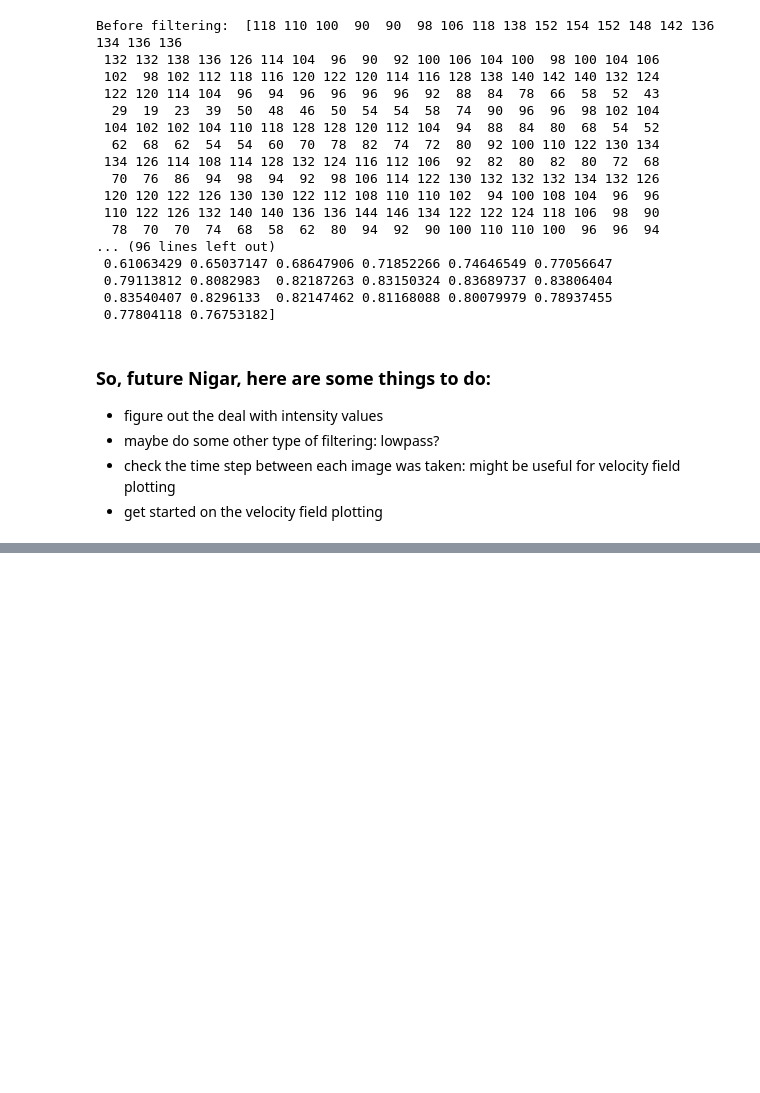
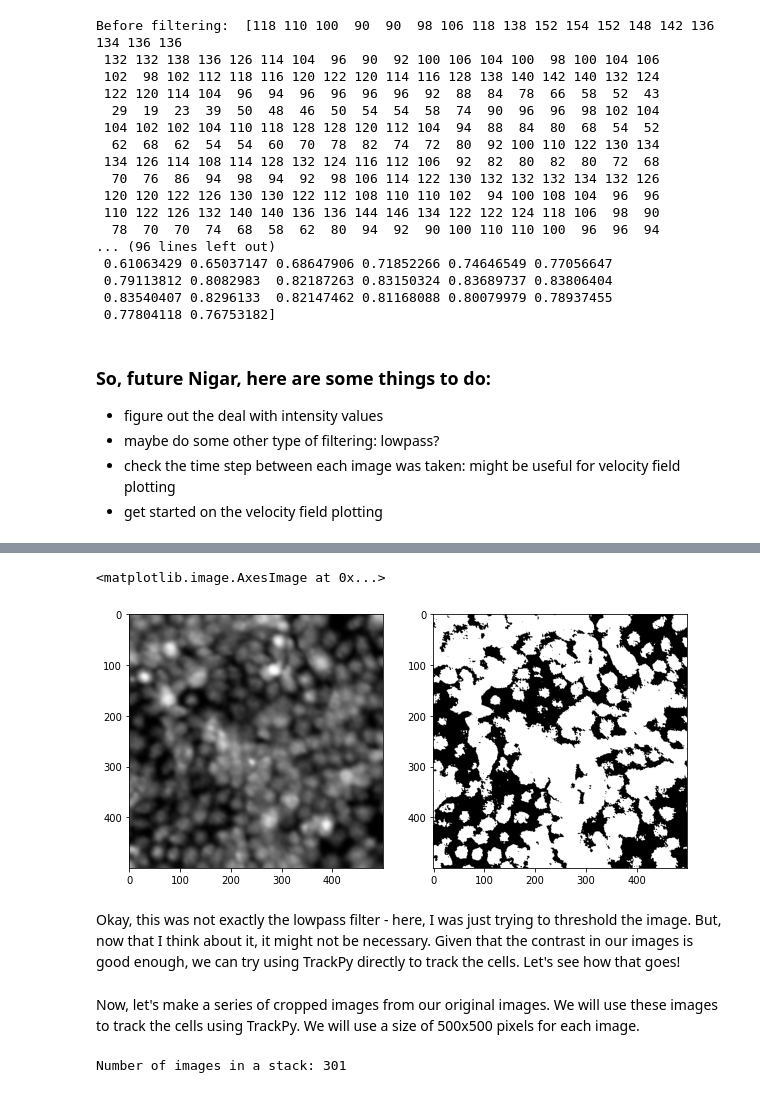
Before and after one commit to nigarabbasova/MCsThesisAnalysis, a Jupyter notebook: preliminary_analysis.ipynb, the cells around one changed output, grey strips where cells are left out. Cells and saved outputs as stored; diff of their text form; code cells hidden in the pictures; blank space fills up the shorter version.

```diff
--- a/preliminary_analysis.ipynb
+++ b/preliminary_analysis.ipynb
@@ -118,0 +113,17 @@ Before filtering:  [118 110 100  90  90  98 106 118 138 152 154 152 148 142 136
+# %%
+#use boolean operators to create a mask: only want to keep cells that are brighter than the background
+# mask = img_gau > 0.3
+mask = cropped_image > 70
+
+#plot mask and img_gau as subplots to compare
+fig, axes = plt.subplots(1,2)
+ax = axes.ravel()
+ax[0].imshow(img_gau, cmap=plt.cm.gray)
+# ax[0].set_title('Original image')
+ax[1].imshow(mask, cmap=plt.cm.gray)
+# ax[1].set_title('Mask')
+# %% [output]
+<matplotlib.image.AxesImage at 0x...>
+[figure, added]
+# %% [markdown]
+Okay, this was not exactly the lowpass filter - here, I was just trying to threshold the image. But, now that I think about it, it might not be necessary. Given that the contrast in our images is good enough, we can try using TrackPy directly to track the cells. Let's see how that goes!
@@ -118,0 +133,9 @@ Before filtering:  [118 110 100  90  90  98 106 118 138 152 154 152 148 142 136
+# %% [markdown]
+Now, let's make a series of cropped images from our original images. We will use these images to track the cells using TrackPy. We will use a size of 500x500 pixels for each image.
+# %%
+cropped_images = []
+for i in range(len(image_list)):
+    cropped_images.append(image_list[i][300:500, 200:400]) #changed from 300:800, 200:700 to 300:500, 200:400
+print("Number of images in a stack:", len(cropped_images))
+# %% [output]
+Number of images in a stack: 301
```
Also changed, not shown: parts of 17 cells of this notebook.
